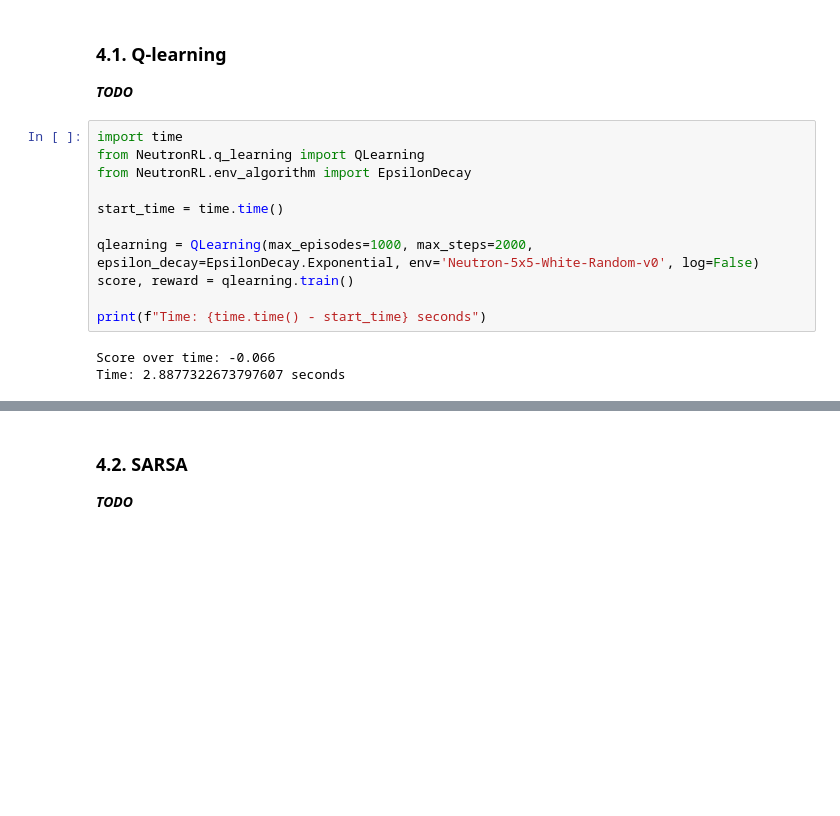
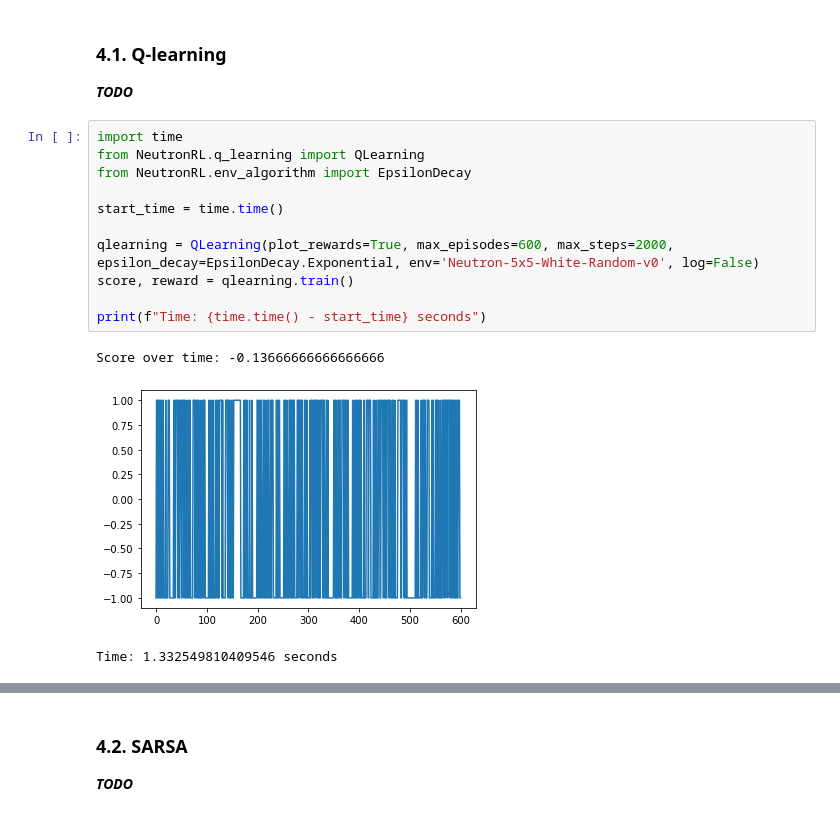
Before and after one commit to Maligetzus/IART, a Jupyter notebook: NeutronRL_Notebook.ipynb, the cells around one changed output, grey strips where cells are left out. Cells and saved outputs as stored; diff of their text form; blank space fills up the shorter version.

Commit message:
Ploting rewards as option

```diff
--- a/NeutronRL_Notebook.ipynb
+++ b/NeutronRL_Notebook.ipynb
@@ -90,17 +90,18 @@ For both algorithms ***TALK ABOUT THE EPSILON DECAY***
 # %%
 import time
 from NeutronRL.q_learning import QLearning
 from NeutronRL.env_algorithm import EpsilonDecay
 
 start_time = time.time()
 
-qlearning = QLearning(max_episodes=1000, max_steps=2000, epsilon_decay=EpsilonDecay.Exponential, env='Neutron-5x5-White-Random-v0', log=False)
+qlearning = QLearning(plot_rewards=True, max_episodes=600, max_steps=2000, epsilon_decay=EpsilonDecay.Exponential, env='Neutron-5x5-White-Random-v0', log=False)
 score, reward = qlearning.train()
 
 print(f"Time: {time.time() - start_time} seconds")
 # %% [output]
-Score over time: -0.066
-Time: 2.8877322673797607 seconds
+Score over time: -0.13666666666666666
+[figure, added]
+Time: 1.332549810409546 seconds
 # %%
 import time
 from NeutronRL.q_learning import QLearning
```
Also changed, not shown: parts of 3 cells of this notebook, 4 other files.
